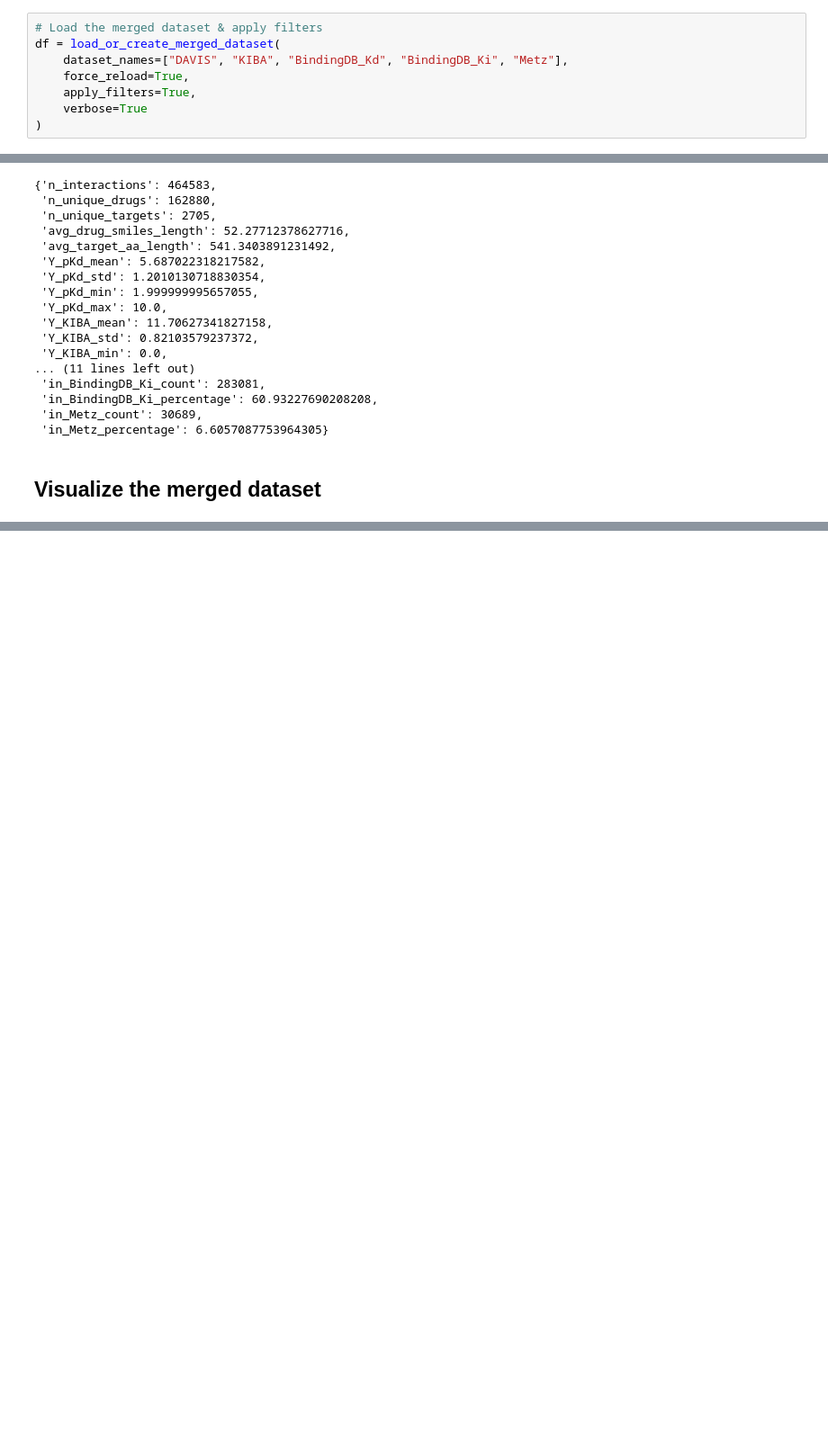
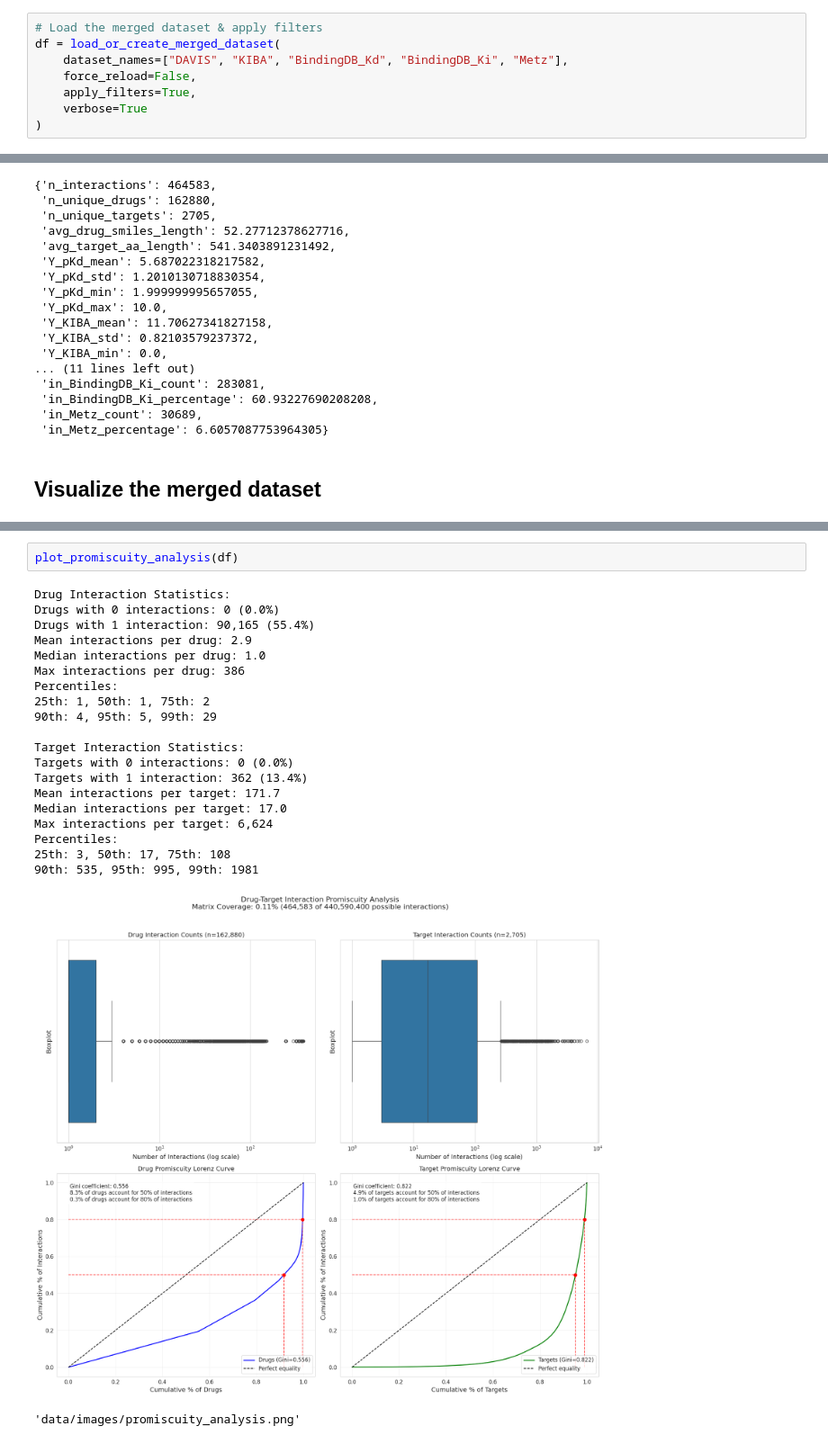
Before and after one commit to robsyc/MB-VAE-DTI, a Jupyter notebook: notebooks/loading.ipynb, the cells around one changed output, grey strips where cells are left out. Shown at 90% size. Drawn from its saved outputs; the diff is of its cells as text; blank space fills up the shorter version.

Commit message:
wrapping up visualization

```diff
--- a/notebooks/loading.ipynb
+++ b/notebooks/loading.ipynb
@@ -34,7 +35,7 @@ from mb_vae_dti.loading import (
 # Load the merged dataset & apply filters
 df = load_or_create_merged_dataset(
     dataset_names=["DAVIS", "KIBA", "BindingDB_Kd", "BindingDB_Ki", "Metz"],
-    force_reload=True,
+    force_reload=False,
     apply_filters=True,
     verbose=True
 )
@@ -151,0 +95,24 @@ df
+# %%
+plot_promiscuity_analysis(df)
+# %% [output]
+Drug Interaction Statistics:
+Drugs with 0 interactions: 0 (0.0%)
+Drugs with 1 interaction: 90,165 (55.4%)
+Mean interactions per drug: 2.9
+Median interactions per drug: 1.0
+Max interactions per drug: 386
+Percentiles:
+25th: 1, 50th: 1, 75th: 2
+90th: 4, 95th: 5, 99th: 29
+
+Target Interaction Statistics:
+Targets with 0 interactions: 0 (0.0%)
+Targets with 1 interaction: 362 (13.4%)
+Mean interactions per target: 171.7
+Median interactions per target: 17.0
+Max interactions per target: 6,624
+Percentiles:
+25th: 3, 50th: 17, 75th: 108
+90th: 535, 95th: 995, 99th: 1981
+[figure, added]
+'data/images/promiscuity_analysis.png'
```
Also changed, not shown: parts of 9 cells of this notebook, 3 other files.
